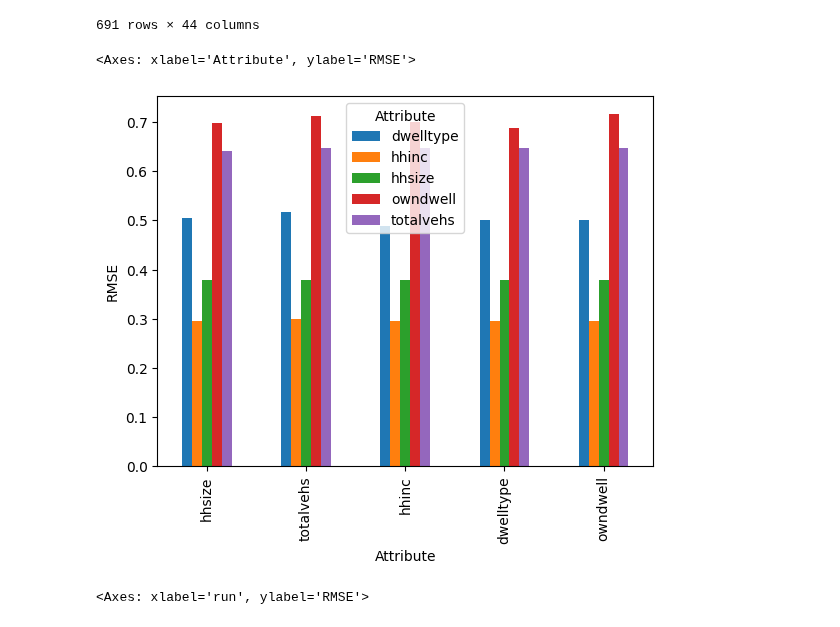
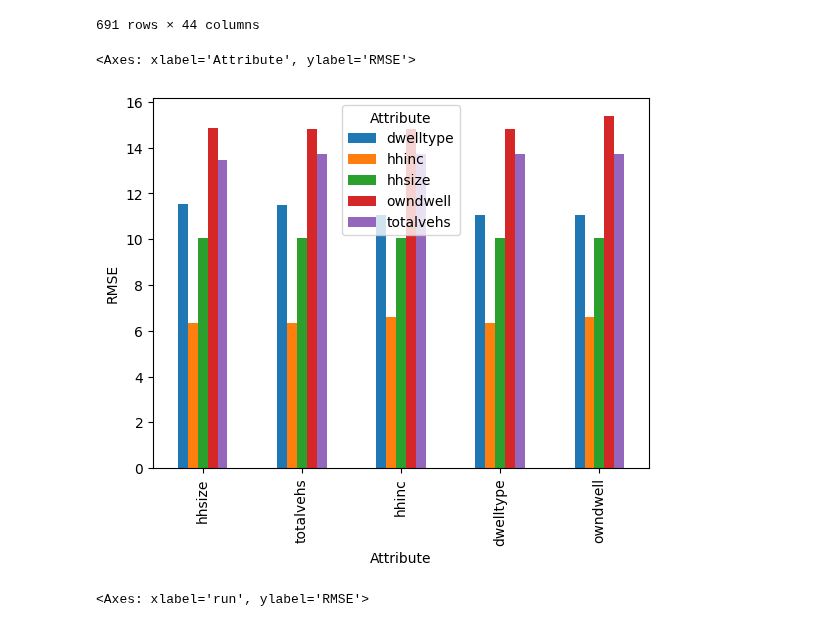
Before and after one commit to bobkatla/PopSyn_Monash, a Jupyter notebook: PopSynthesis/Analyse/general_converge.ipynb, the cells around one changed output. Drawn from its saved outputs; the diff is of its cells as text; code cells hidden in the pictures.

Commit message:
plot more for census (hhinc)

```diff
--- a/PopSynthesis/Analyse/general_converge.ipynb
+++ b/PopSynthesis/Analyse/general_converge.ipynb
@@ -104,13 +104,13 @@ for method_name, run_files in check_file.items():
         hold_out[run_order] = hold_df
     updated_results[method_name] = hold_out
 # %%
-check_SAA_BN_first = updated_results["BN_new2"][-1]
+check_SAA_BN_first = updated_results["BN_new2"][1]
 a = check_SAA_BN_first.copy()
 a = a.reindex(last_order_for_all, axis=1)
 a.T.plot(kind="bar", xlabel="Attribute", ylabel="RMSE")
 # %% [output]
 <Axes: xlabel='Attribute', ylabel='RMSE'>
-[figure, old version]
+[figure, new version]
 # %%
 updated_results_mean = {}
 for name, run_items in updated_results.items():
```
Also changed, not shown: 1 other file.
